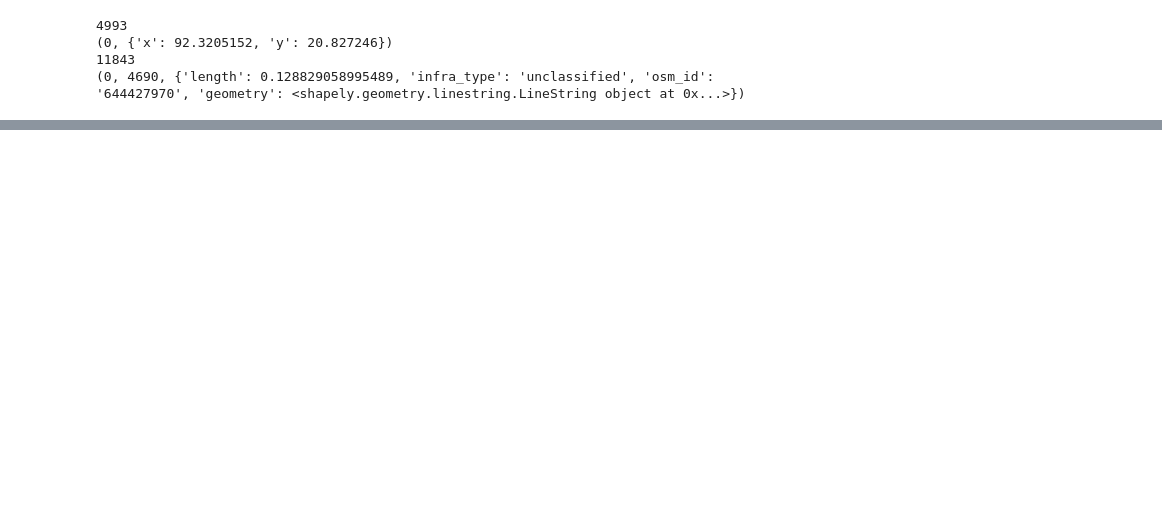
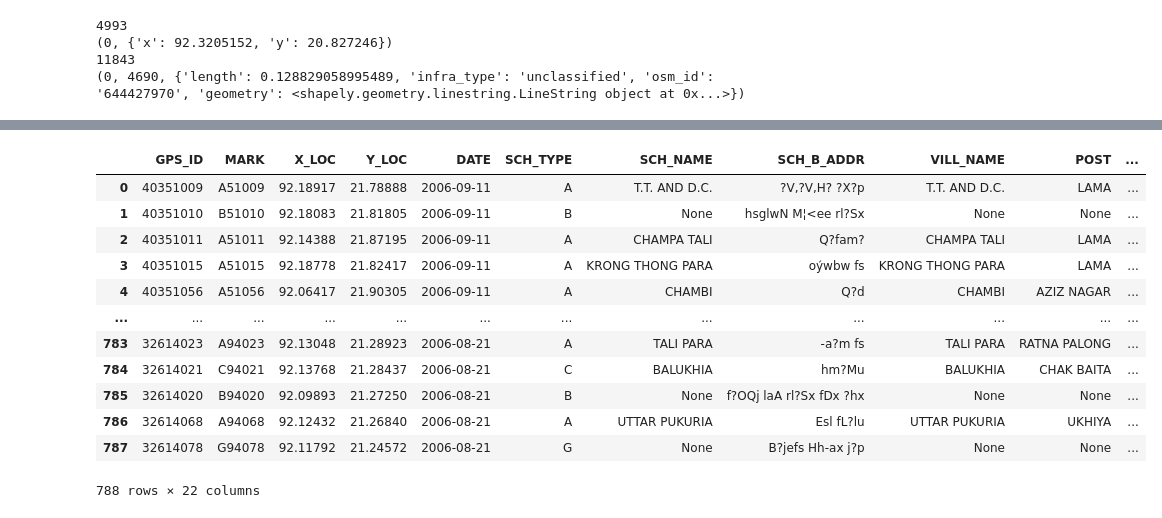
Before and after one commit to worldbank/GOST_PublicGoods, a Jupyter notebook: Implementations/RobertBanick_ShapefileTToG/GNET_ESAPV_BGD_D_B_Shapefile_to_G.ipynb, the cells around one changed output, grey strips where cells are left out. Saved outputs shown, nothing was run; the diff lists cells and outputs as text; code cells hidden in the pictures; blank space fills up the shorter version.

```diff
--- a/Implementations/RobertBanick_ShapefileTToG/GNET_ESAPV_BGD_D_B_Shapefile_to_G.ipynb
+++ b/Implementations/RobertBanick_ShapefileTToG/GNET_ESAPV_BGD_D_B_Shapefile_to_G.ipynb
@@ -65,0 +73,10 @@ print(edges[0])
+# %%
+"""
+print('print G before')
+print(G.size())
+# save the largest subgraph for networkX 2.4
+largest = max(nx.strongly_connected_components(G), key=len)
+G = nx.induced_subgraph(G,largest).copy()
+print('print G after')
+print(G.size())
+"""
@@ -66,9 +93,12 @@ print(edges[0])
 # %%
 # Identify only the largest graph
-list_of_subgraphs = list(nx.strongly_connected_component_subgraphs(G))
+
+#list_of_subgraphs = list(nx.strongly_connected_component_subgraphs(G))
+list_of_subgraphs = list(G.subgraph(c).copy() for c in nx.strongly_connected_components(G))
 max_graph = None
 max_edges = 0
 for i in list_of_subgraphs:
     if i.number_of_edges() > max_edges:
         max_edges = i.number_of_edges()
         max_graph = i
+G = max_graph
@@ -122 +173,17 @@ print(inD.crs)
+# %%
+destinations
+# %% [output]
+|  | GPS_ID | MARK | X_LOC | Y_LOC | DATE | SCH_TYPE | SCH_NAME | SCH_B_ADDR | VILL_NAME | POST | ... |
+| 0 | 40351009 | A51009 | 92.18917 | 21.78888 | 2006-09-11 | A | T.T. AND D.C. | ?V,?V,H? ?X?p | T.T. AND D.C. | LAMA | ... |
+| 1 | 40351010 | B51010 | 92.18083 | 21.81805 | 2006-09-11 | B | None | hsg­l­wN­ M¦<­ee­ rl?Sx | None | None | ... |
+| 2 | 40351011 | A51011 | 92.14388 | 21.87195 | 2006-09-11 | A | CHAMPA TALI | Q­?f­am? | CHAMPA TALI | LAMA | ... |
+| 3 | 40351015 | A51015 | 92.18778 | 21.82417 | 2006-09-11 | A | KRONG THONG PARA | oýwbw f­s­ | KRONG THONG PARA | LAMA | ... |
+| 4 | 40351056 | A51056 | 92.06417 | 21.90305 | 2006-09-11 | A | CHAMBI | Q­?d | CHAMBI | AZIZ NAGAR | ... |
+| ... | ... | ... | ... | ... | ... | ... | ... | ... | ... | ... | ... |
+| 783 | 32614023 | A94023 | 92.13048 | 21.28923 | 2006-08-21 | A | TALI PARA | -a­?m f­s­ | TALI PARA | RATNA PALONG | ... |
+| 784 | 32614021 | C94021 | 92.13768 | 21.28437 | 2006-08-21 | C | BALUKHIA | h­m?Mu­ | BALUKHIA | CHAK BAITA | ... |
+| 785 | 32614020 | B94020 | 92.09893 | 21.27250 | 2006-08-21 | B | None | f?OQj laA­ rl?Sx fD­x ?hx | None | None | ... |
+| 786 | 32614068 | A94068 | 92.12432 | 21.26840 | 2006-08-21 | A | UTTAR PUKURIA | Esl fL?lu­ | UTTAR PUKURIA | UKHIYA | ... |
+| 787 | 32614078 | G94078 | 92.11792 | 21.24572 | 2006-08-21 | G | None | B?jef­s­ Hh-ax j­?­p­ | None | None | ... |
+788 rows × 22 columns
 # %%
```
Also changed, not shown: parts of 23 cells of this notebook.
